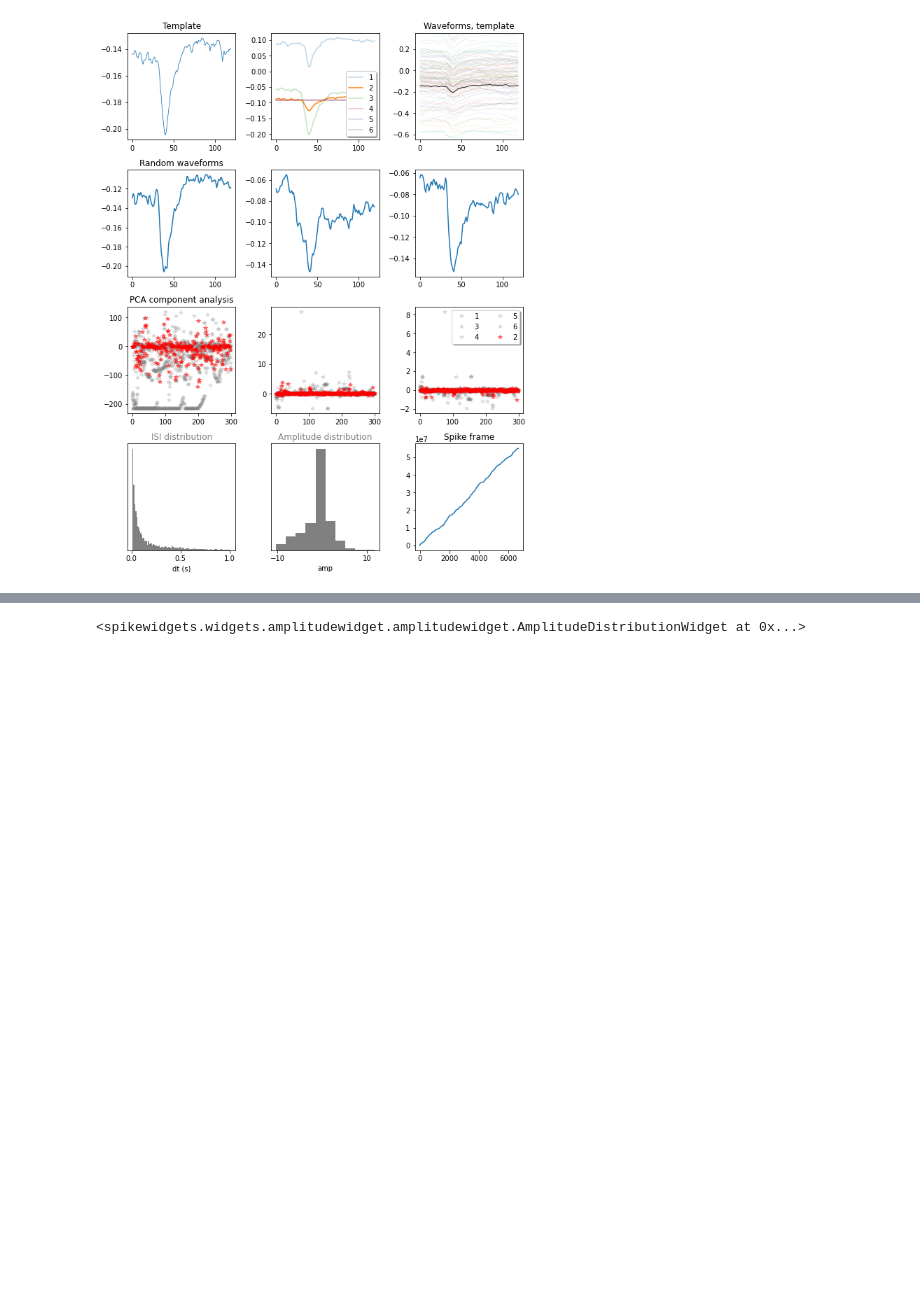
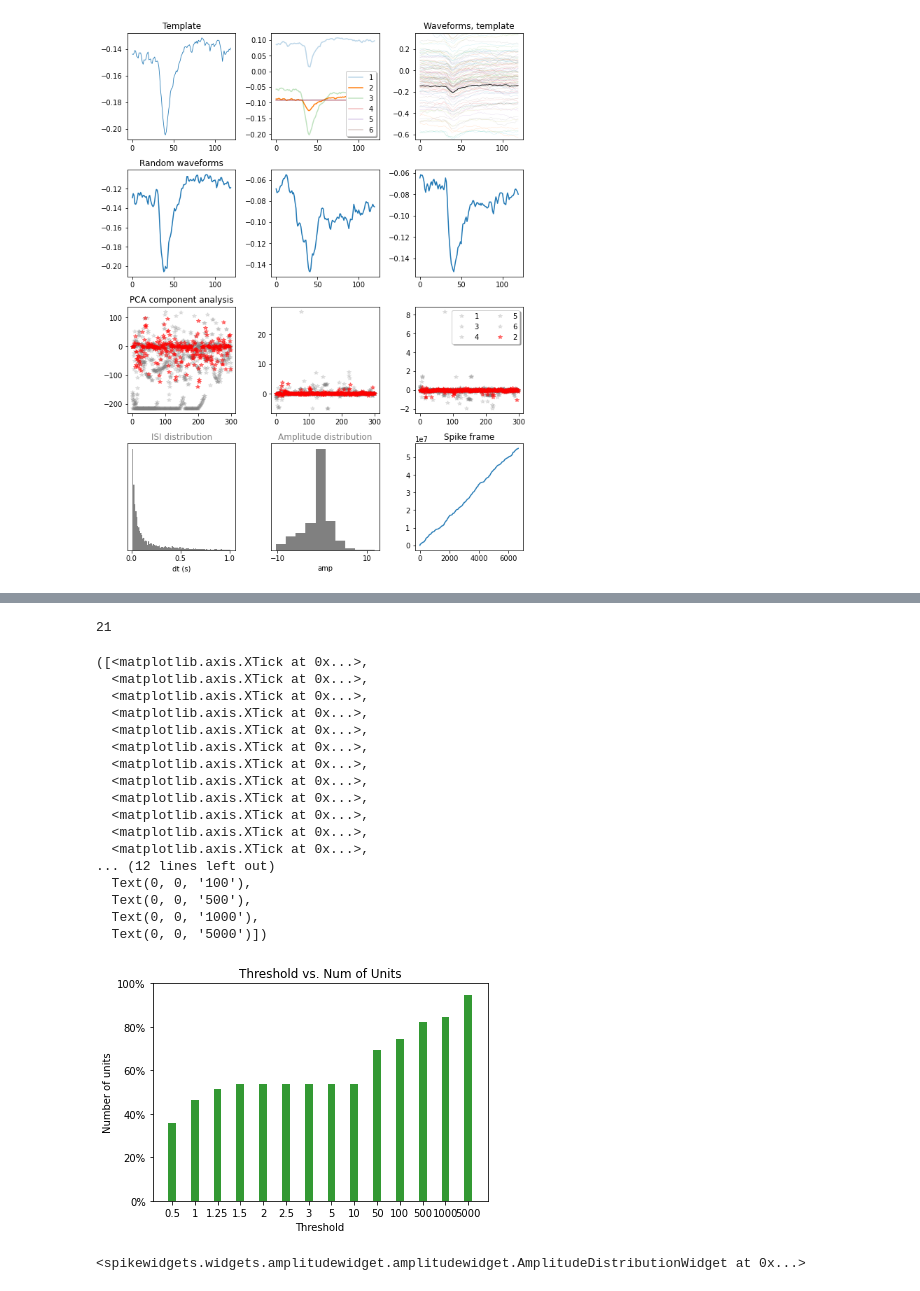
Before and after one commit to changlabneuro/mountainsort-plexon-pipeline, a Jupyter notebook: spike_visualization_demo.ipynb, the cells around one changed output, grey strips where cells are left out. Cells and saved outputs as stored; diff of their text form; code cells hidden in the pictures; blank space fills up the shorter version.

```diff
--- a/spike_visualization_demo.ipynb
+++ b/spike_visualization_demo.ipynb
@@ -343,0 +299,3 @@ NameError: name 'metrics' is not defined
+# %%
+import pandas as pd
+unpickled_df = pd.read_pickle("metrics_results.pkl")
@@ -344,3 +325,49 @@ NameError: name 'metrics' is not defined
+# %%
+print(len(unpickled_df.index[unpickled_df['isi_violation'] < 1.5].tolist()))
+# %% [output]
+21
+# %%
+# Plot distribution of the number of units valid when using different isi violation metric values
+
+from matplotlib.ticker import FuncFormatter
+values = (0.5, 1, 1.25, 1.5, 2, 2.5, 3, 5, 10, 50, 100, 500, 1000, 5000)
+index = np.arange(len(values))
+
+
+isi_threshold_amount = [len(unpickled_df.index[unpickled_df['isi_violation'] < x].tolist()) / len(unpickled_df) * 100  for x in values]
+
+fig, ax = plt.subplots()
+
+formatter = FuncFormatter(lambda y, pos: "%d%%" % (y))
+ax.yaxis.set_major_formatter(formatter)
+plt.ylim(top = 100, bottom = 0)
+
+bar_width = 0.35
+
+plt.bar(index, isi_threshold_amount, bar_width, color='g', alpha= 0.8)
+plt.xlabel('Threshold')
+plt.ylabel('Number of units')
+plt.title('Threshold vs. Num of Units')
+plt.xticks(index, values)
+# %% [output]
+([<matplotlib.axis.XTick at 0x...>,
+  <matplotlib.axis.XTick at 0x...>,
+  <matplotlib.axis.XTick at 0x...>,
+  <matplotlib.axis.XTick at 0x...>,
+  <matplotlib.axis.XTick at 0x...>,
+  <matplotlib.axis.XTick at 0x...>,
+  <matplotlib.axis.XTick at 0x...>,
+  <matplotlib.axis.XTick at 0x...>,
+  <matplotlib.axis.XTick at 0x...>,
+  <matplotlib.axis.XTick at 0x...>,
+  <matplotlib.axis.XTick at 0x...>,
+  <matplotlib.axis.XTick at 0x...>,
+... (12 lines left out)
+  Text(0, 0, '100'),
+  Text(0, 0, '500'),
+  Text(0, 0, '1000'),
+  Text(0, 0, '5000')])
+[figure, added]
 # %%
 # Amplitude distribution for each unit
 sw.plot_amplitudes_distribution(recording, sorting, max_spikes_per_unit=300)
```
Also changed, not shown: parts of 47 cells of this notebook, 2 other files.
